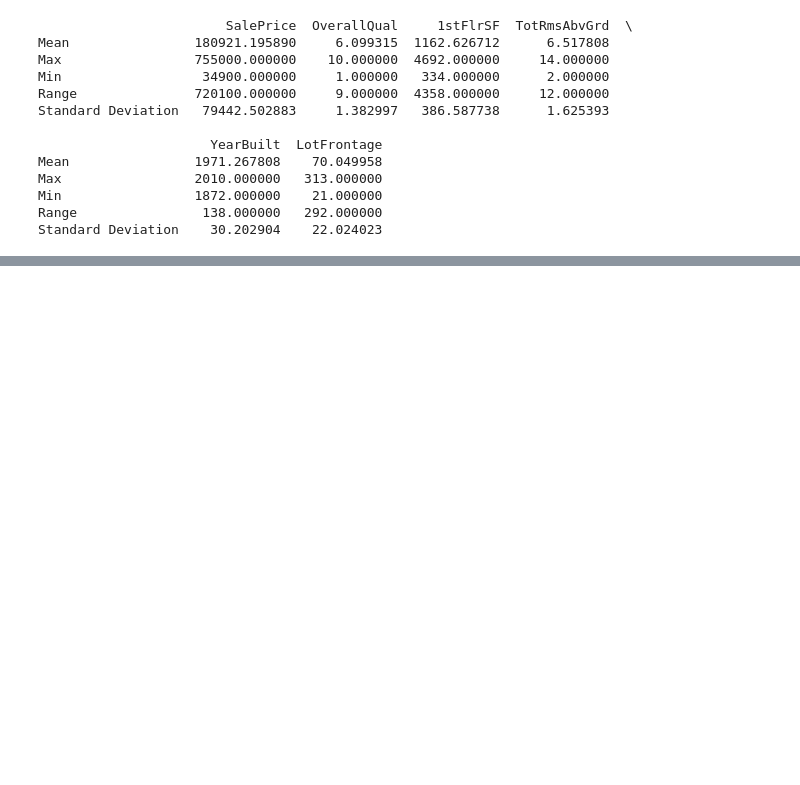
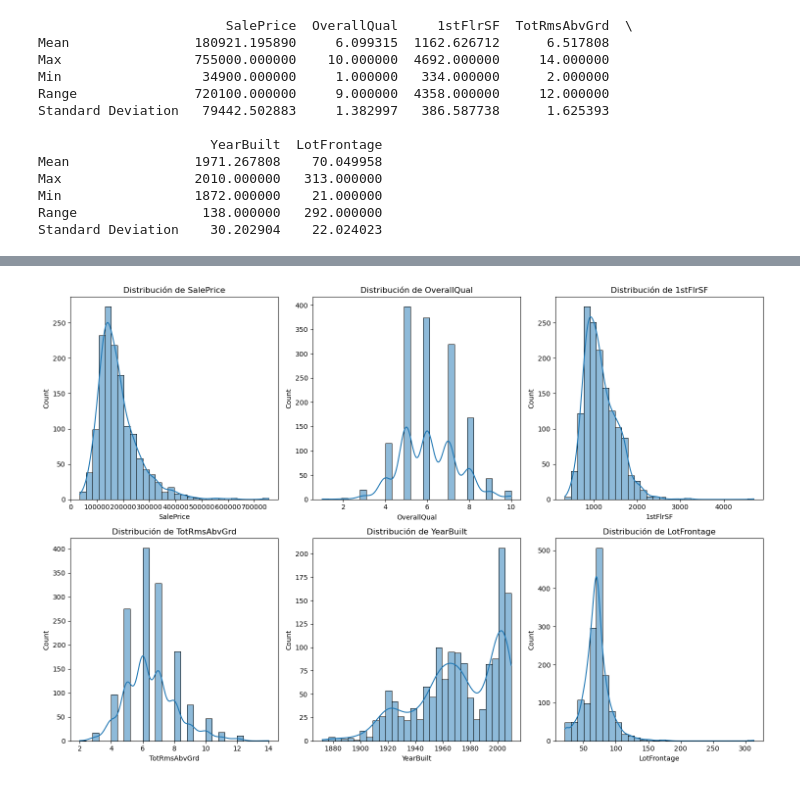
Before and after one commit to javierm1296/proyecto_python, a Jupyter notebook: Proyecto_Final_v1.ipynb, the cells around one changed output, grey strips where cells are left out. Drawn from its saved outputs; the diff is of its cells as text; code cells hidden in the pictures; blank space fills up the shorter version.

```diff
--- a/Proyecto_Final_v1.ipynb
+++ b/Proyecto_Final_v1.ipynb
@@ -146,0 +161,12 @@ Standard Deviation    30.202904    22.024023
+# %%
+# Histograma de cada variable (una sola vista 2x3)
+fig, axes = plt.subplots(2, 3, figsize=(15,10))
+
+for i, variable in enumerate(columnas):
+    ax = axes[i//3, i%3]
+    sns.histplot(df[variable], bins=30, kde=True, ax=ax)
+    ax.set_title(f"Distribución de {variable}")
+plt.tight_layout()
+plt.show()
+# %% [output]
+[figure, added]
```
Also changed, not shown: parts of 1 cell of this notebook.
